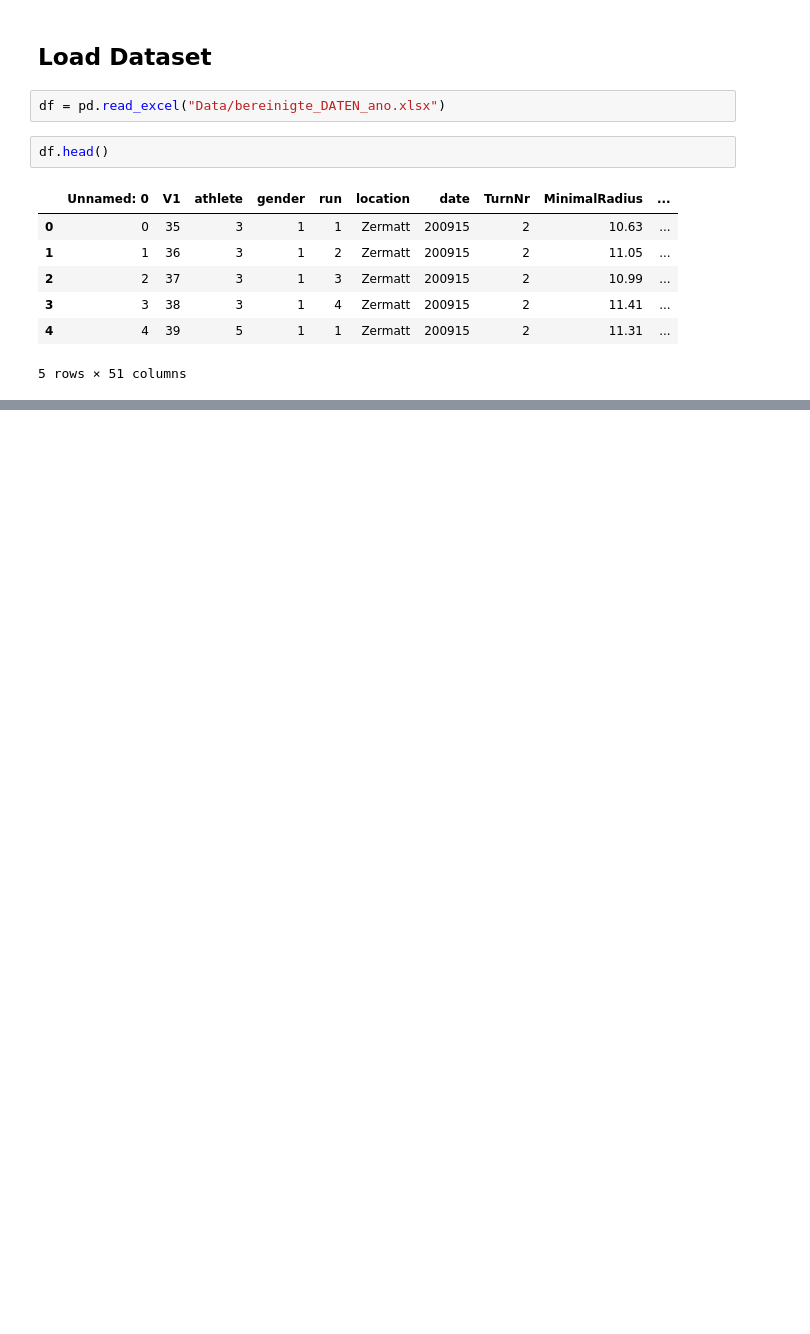
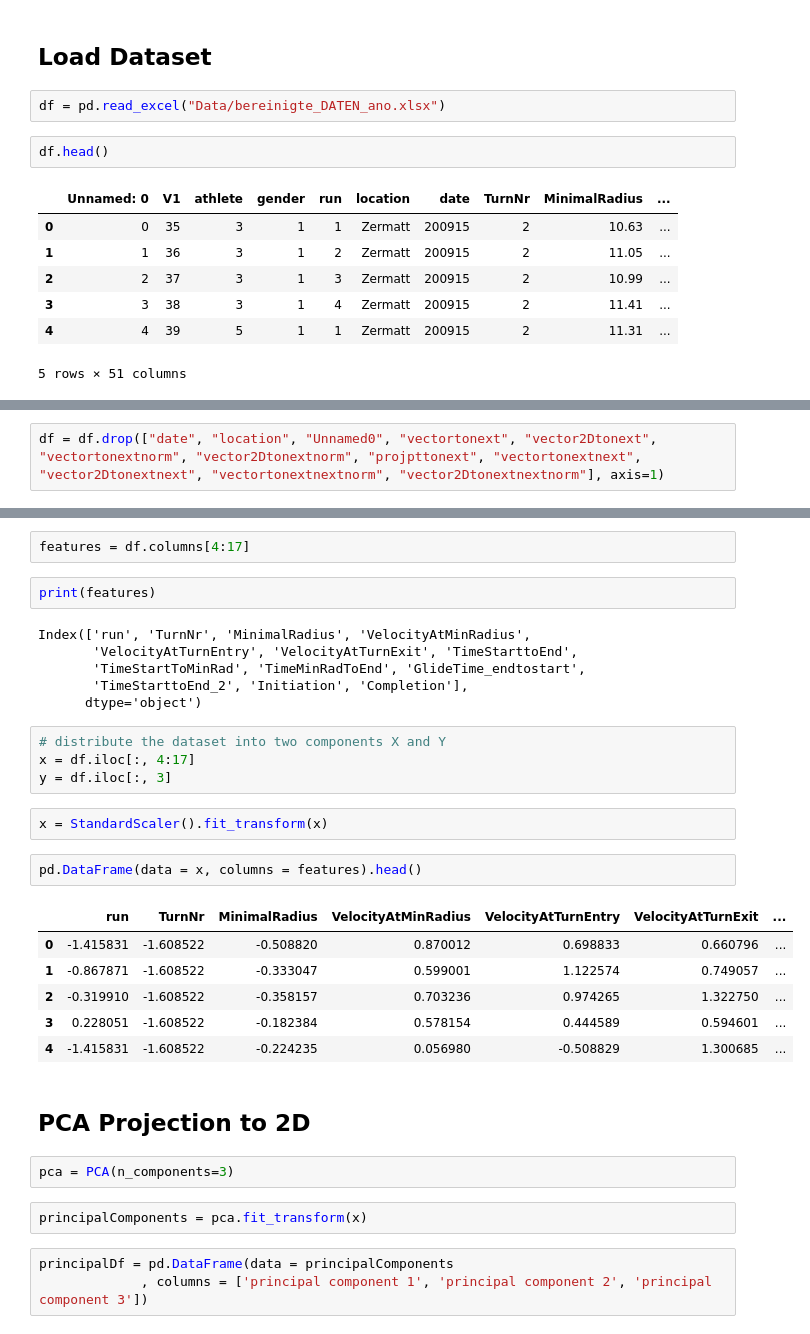
Before and after one commit to AnonymousCrux/course_setting, a Jupyter notebook: PCA_CM.ipynb, the cells around one changed output, grey strips where cells are left out. Drawn from its saved outputs; the diff is of its cells as text; blank space fills up the shorter version.

```diff
--- a/PCA_CM.ipynb
+++ b/PCA_CM.ipynb
@@ -21,0 +29,2 @@ df.head()
+# %%
+df = df.drop(["date", "location", "Unnamed0", "vectortonext", "vector2Dtonext", "vectortonextnorm", "vector2Dtonextnorm", "projpttonext", "vectortonextnext", "vector2Dtonextnext", "vectortonextnextnorm", "vector2Dtonextnextnorm"], axis=1)
@@ -23,0 +67,34 @@ df.head()
+# %%
+features = df.columns[4:17]
+# %%
+print(features)
+# %% [output]
+Index(['run', 'TurnNr', 'MinimalRadius', 'VelocityAtMinRadius',
+       'VelocityAtTurnEntry', 'VelocityAtTurnExit', 'TimeStarttoEnd',
+       'TimeStartToMinRad', 'TimeMinRadToEnd', 'GlideTime_endtostart',
+       'TimeStarttoEnd_2', 'Initiation', 'Completion'],
+      dtype='object')
+# %%
+# distribute the dataset into two components X and Y
+x = df.iloc[:, 4:17]
+y = df.iloc[:, 3]
+# %%
+x = StandardScaler().fit_transform(x)
+# %%
+pd.DataFrame(data = x, columns = features).head()
+# %% [output]
+|  | run | TurnNr | MinimalRadius | VelocityAtMinRadius | VelocityAtTurnEntry | VelocityAtTurnExit | ... |
+| 0 | -1.415831 | -1.608522 | -0.508820 | 0.870012 | 0.698833 | 0.660796 | ... |
+| 1 | -0.867871 | -1.608522 | -0.333047 | 0.599001 | 1.122574 | 0.749057 | ... |
+| 2 | -0.319910 | -1.608522 | -0.358157 | 0.703236 | 0.974265 | 1.322750 | ... |
+| 3 | 0.228051 | -1.608522 | -0.182384 | 0.578154 | 0.444589 | 0.594601 | ... |
+| 4 | -1.415831 | -1.608522 | -0.224235 | 0.056980 | -0.508829 | 1.300685 | ... |
+# %% [markdown]
+## PCA Projection to 2D
+# %%
+pca = PCA(n_components=3)
+# %%
+principalComponents = pca.fit_transform(x)
+# %%
+principalDf = pd.DataFrame(data = principalComponents
+             , columns = ['principal component 1', 'principal component 2', 'principal component 3'])
```
Also changed, not shown: parts of 13 cells of this notebook, 2 other files.
